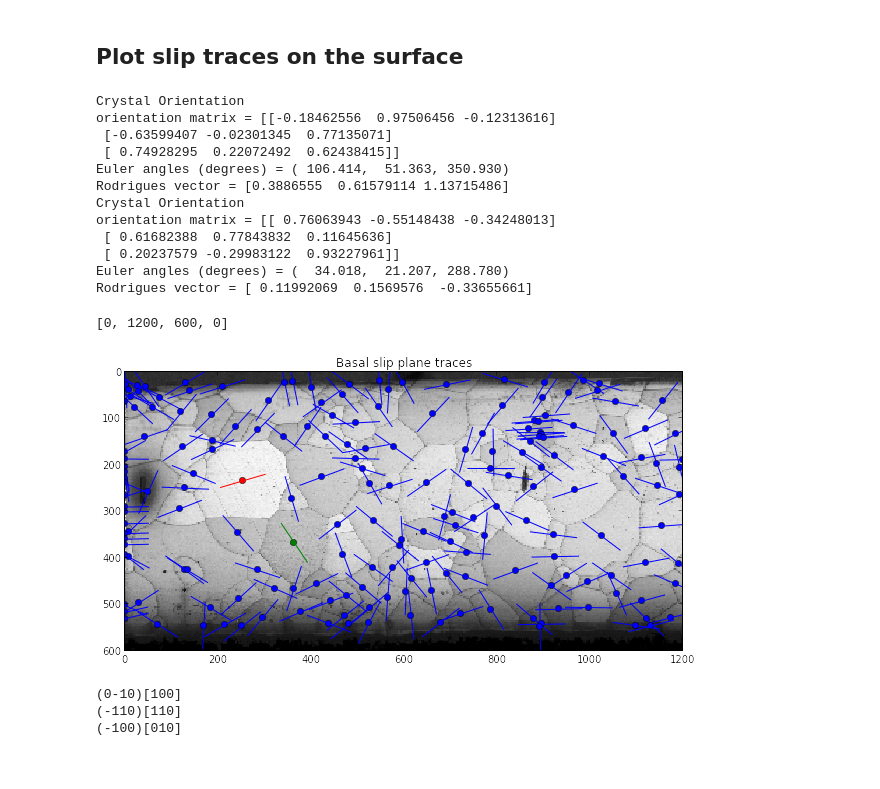
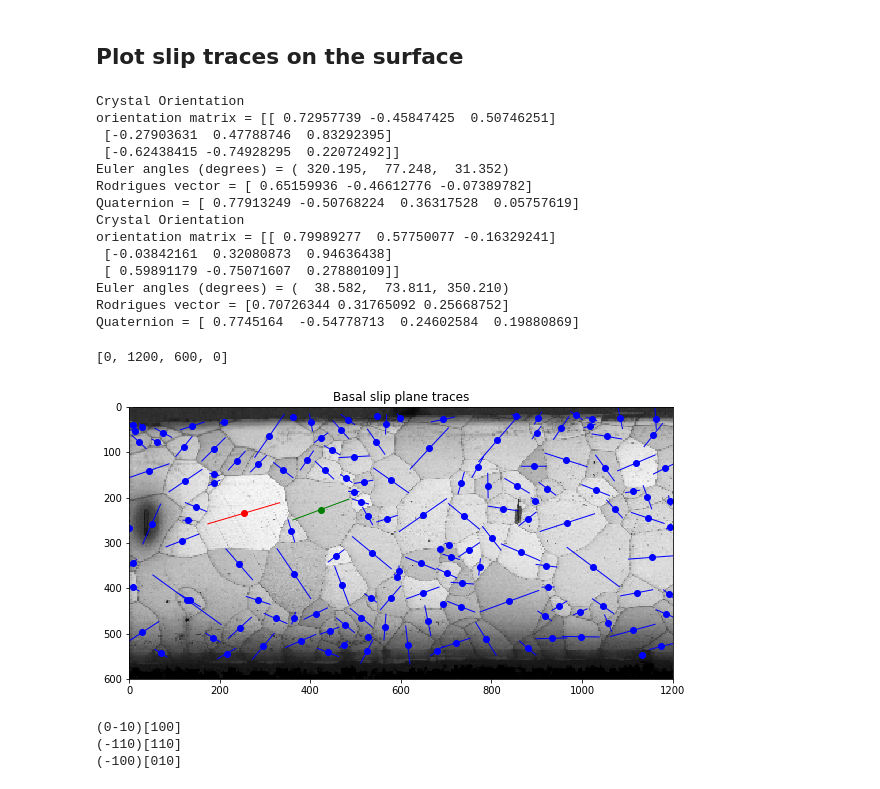
Before and after one commit to heprom/Ti7_ESRF, a Jupyter notebook: Ts3/Ti7_ESRF_Ts3.ipynb, the cells around one changed output. Cells and saved outputs as stored; diff of their text form; code cells hidden in the pictures.

```diff
--- a/Ts3/Ti7_ESRF_Ts3.ipynb
+++ b/Ts3/Ti7_ESRF_Ts3.ipynb
@@ -91,17 +182,18 @@ plt.imshow(iq.T, origin='upper', interpolation='nearest', cmap=cm.gray)
 # %%
 plt.figure(figsize=(12, 5))
-N = 10
-#N=120
-plt.imshow(iq.T, origin='upper', interpolation='nearest', cmap=cm.gray,
+plt.imshow(iq.T, origin='upper', interpolation='nearest', cmap=plt.cm.gray,
            extent=(0, scan_step * iq.shape[0], scan_step * iq.shape[1], 0))
-#plt.scatter(grains[:, 4], grains[:, 5], s=0.1*grains[:, 9], c=grain_fakeids[:], alpha=0.5)
-plt.scatter(grains[N-1:N+200, 4], grains[N-1:N+200, 5], s=0.1*grains[N-1:N+200, 9], c=grain_fakeids[N-1:N+200], alpha=0.5)
-plt.plot(grains[N-1, 4], grains[N-1, 5], 's', markersize=15, alpha=0.5)
+plt.scatter(grains_EBSD[good_grains[0], 4], grains_EBSD[good_grains[0], 5],
+            s=0.15*grains_EBSD[good_grains[0], 9], c=grains_EBSD[good_grains[0], 0], alpha=0.5)
+for grain in micro_ebsd.grains:
+    plt.annotate('%d' % grain.id, xycoords='data', xy=grain.position[:2], color='k', fontsize=12)
+N = 76  # index in good grains
+plt.plot(grains_EBSD[N, 4], grains_EBSD[N, 5], 's', markersize=15)
 plt.colorbar()
 plt.xlabel('x coordinate (micron)')
 plt.ylabel('y coordinate (micron)')
 # look at grain number 77
-print(grain_fakeids[76])
-print(grains[76, 4], grains[76, 5])
-print(grains[76, 1:4])
+print(grains_EBSD[76, 4], grains_EBSD[76, 5])
+print(grains_EBSD[76, 1:4])
+print(micro_ebsd.get_grain(77))
 # %% [output]
@@ -117,12 +219,12 @@ T = np.array([[ 0., 0., -1.],
 
 from pymicro.crystal.microstructure import Microstructure, Grain, Orientation
 
-micro = Microstructure()
-for i in range(len(grains)):
-    #print(grains[i, 1:4])
-    o_tsl = Orientation.from_euler(grains[i, 1:4])
-    g_xyz = np.dot(o_tsl.orientation_matrix(), T.T)  # move to XYZ local frame
+# create the EBSD microstructure using orientation in the DCT coordinate system
+micro_ebsd_XYZ = Microstructure(name='ts3_ebsd_XYZ')
+for grain in micro_ebsd.grains:
+    g_xyz = np.dot(grain.orientation_matrix(), T.T)  # move to XYZ local frame
     o_xyz = Orientation(g_xyz).move_to_FZ(symmetry=Ti7Al._symmetry)
-    g = Grain(grain_fakeids[i], o_xyz)
-    g.position = np.array([grains[i, 4], grains[i, 5], 0.])
-    micro.grains.append(g)
+    g = Grain(grain.id, o_xyz)
+    g.position = grain.position  # we could change the local frame here too
+    g.size = grain.size
+    micro_ebsd_XYZ.grains.append(g)
@@ -149,49 +339,50 @@ from pymicro.crystal.lattice import Lattice, HklPlane, HklDirection
 trace_size = 100  # micron
 Ti7Al = Lattice.hexagonal(0.2931, 0.4694)  # nm
 p_basal = HklPlane(0, 0, 1, Ti7Al)  # basal plane
 n_int = np.array([1, 0, 0])  # since X is going through the sample
 view_up = np.array([0, 1, 0])  # here we want a figure with the sample horizontal as in the EBSD
 
 #n_int = np.array([0, 0, -1])  # for orientation data in A1A2A3 (TSL)
 #view_up = np.array([1, 0, 0])  # for orientation data in A1A2A3 (TSL)
 
 plt.figure(figsize=(12, 5))
 plt.imshow(iq.T, origin='upper', interpolation='nearest', cmap=cm.gray,
            extent=(0, scan_step * iq.shape[0], scan_step * iq.shape[1], 0))
 
-for g in micro.grains:
-    trace = p_basal.slip_trace(g.orientation, n_int, view_up, trace_size=100, verbose=False)
+for g in micro_ebsd_XYZ.grains:
+    size = g.size
+    trace = p_basal.slip_trace(g.orientation, n_int, view_up, trace_size=size, verbose=False)
     if g.id == 77:
         color = 'r'
         print(g.orientation)
-    elif g.id == 120:
+    elif g.id == 81:
         color = 'g'
         print(g.orientation)
     else:
         color = 'b'
-    if g.id < 10 or g.id > 200:  # avoid spurious grains on the sides
-        continue
     x = g.position[0] + np.array([-trace[0] / 2, trace[0] / 2])
     y = g.position[1] + np.array([-trace[1] / 2, trace[1] / 2])
     plt.plot(g.position[0], g.position[1], 'o', color=color)
     plt.plot(x, y, '-', linewidth=1, color=color)
 plt.title('Basal slip plane traces')
 plt.axis([0, 1200, 600, 0])
 # %% [output]
 Crystal Orientation
-orientation matrix = [[-0.18462556  0.97506456 -0.12313616]
- [-0.63599407 -0.02301345  0.77135071]
- [ 0.74928295  0.22072492  0.62438415]]
-Euler angles (degrees) = ( 106.414,  51.363, 350.930)
-Rodrigues vector = [0.3886555  0.61579114 1.13715486]
+orientation matrix = [[ 0.72957739 -0.45847425  0.50746251]
+ [-0.27903631  0.47788746  0.83292395]
+ [-0.62438415 -0.74928295  0.22072492]]
+Euler angles (degrees) = ( 320.195,  77.248,  31.352)
+Rodrigues vector = [ 0.65159936 -0.46612776 -0.07389782]
+Quaternion = [ 0.77913249 -0.50768224  0.36317528  0.05757619]
 Crystal Orientation
-orientation matrix = [[ 0.76063943 -0.55148438 -0.34248013]
- [ 0.61682388  0.77843832  0.11645636]
- [ 0.20237579 -0.29983122  0.93227961]]
-Euler angles (degrees) = (  34.018,  21.207, 288.780)
-Rodrigues vector = [ 0.11992069  0.1569576  -0.33655661]
+orientation matrix = [[ 0.79989277  0.57750077 -0.16329241]
+ [-0.03842161  0.32080873  0.94636438]
+ [ 0.59891179 -0.75071607  0.27880109]]
+Euler angles (degrees) = (  38.582,  73.811, 350.210)
+Rodrigues vector = [0.70726344 0.31765092 0.25668752]
+Quaternion = [ 0.7745164  -0.54778713  0.24602584  0.19880869]
 [0, 1200, 600, 0]
-[figure, old version]
+[figure, new version]
 # %%
 from pymicro.crystal.lattice import SlipSystem
 
```
Also changed, not shown: parts of 83 cells of this notebook, 1 other file.
